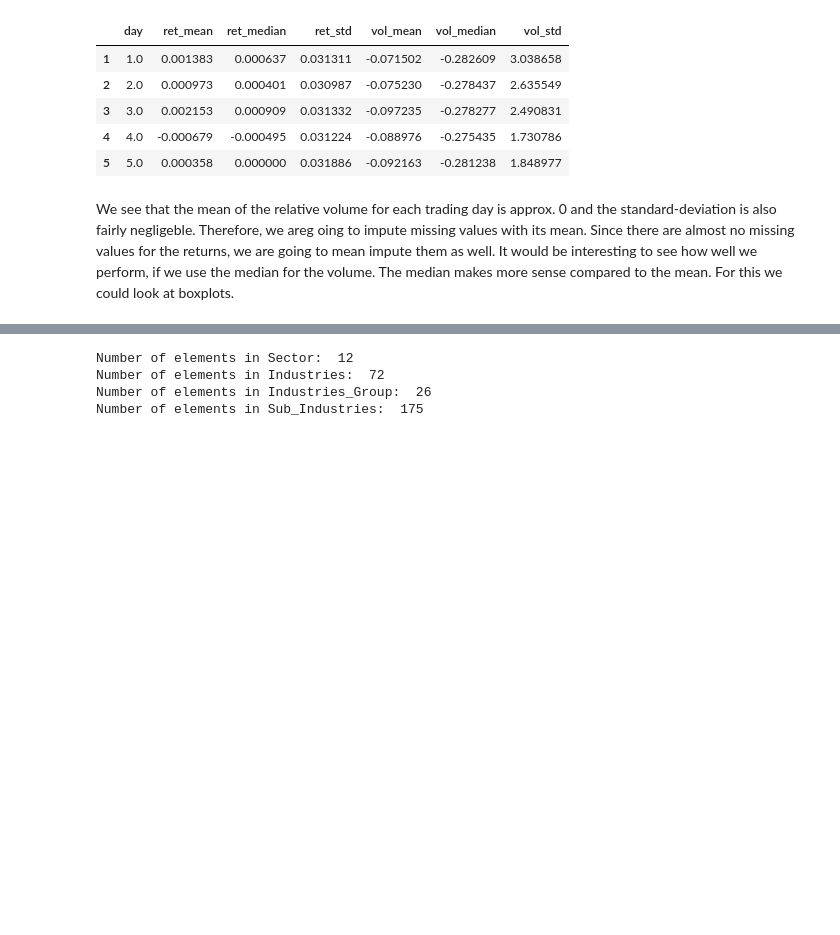
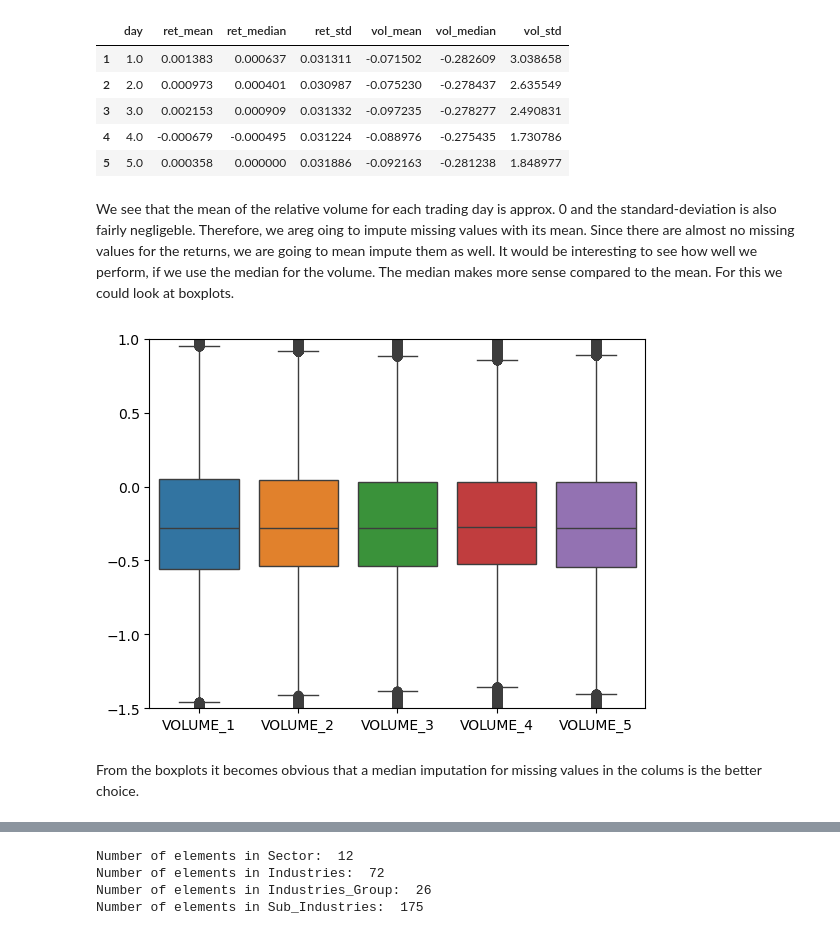
Before and after one commit to lbrilh/QRT-StockReturnPrediction, a Jupyter notebook: QRT.ipynb, the cells around one changed output, grey strips where cells are left out. Saved outputs shown, nothing was run; the diff lists cells and outputs as text; code cells hidden in the pictures; blank space fills up the shorter version.

```diff
--- a/QRT.ipynb
+++ b/QRT.ipynb
@@ -20,7 +20,7 @@ test = pd.read_csv('x_test.csv', index_col='ID')
 # %%
 to_drop = [f'RET_{day}' for day in range(6,21)]
 to_drop += [f'VOLUME_{day}' for day in range(6,21)]
-train.drop(columns= to_drop, inplace=True)
+cleaned_train = train.drop(columns= to_drop)
 # %% [markdown]
 # EDA with original features
 # %% [markdown]
@@ -89,7 +89,7 @@ Given that there are no observed Returns, there are also no Volumes observed. Gi
 # Check if there exist a row containing mainly NaN values
 ret_features = [f'RET_{day}' for day in range(1,6)]
 #features += [f'VOLUME_{day}' for day in range(1,21)] # No need to consider VOLUME since it either is there or not
-ret_to_drop = train[(train[ret_features].isna().sum(axis=1)/(train[ret_features].shape[1]) >= 1)][ret_features]
+ret_to_drop = cleaned_train[(cleaned_train[ret_features].isna().sum(axis=1)/(cleaned_train[ret_features].shape[1]) >= 1)][ret_features]
 ret_to_drop
 # %% [output]
 |  | RET_1 | RET_2 | RET_3 | RET_4 | RET_5 |
@@ -117,5 +117,5 @@ train.iloc[ret_to_drop.index][[f'VOLUME_{day}' for day in range(1,6)]].isna().su
 # %% [markdown]
 We now drop the corresponding rows
 # %%
-train.drop(index=ret_to_drop.index, inplace=True)
+cleaned_train.drop(index=ret_to_drop.index, inplace=True)
 # %%
@@ -144,8 +144,8 @@ We see that we were able to reduce the number of missing values in the return co
 # %%
 volume = pd.DataFrame(columns=['day', 'ret_mean', 'ret_median', 'ret_std', 'vol_mean', 'vol_median', 'vol_std'])
 for day in range(1,6):
-    volume.loc[day] =[day, train[f'RET_{day}'].mean(), train[f'RET_{day}'].median(), train[f'RET_{day}'].std(),
-                      train[f'VOLUME_{day}'].mean(), train[f'VOLUME_{day}'].median(), train[f'VOLUME_{day}'].std()]
+    volume.loc[day] =[day, cleaned_train[f'RET_{day}'].mean(), cleaned_train[f'RET_{day}'].median(), cleaned_train[f'RET_{day}'].std(),
+                      cleaned_train[f'VOLUME_{day}'].mean(), cleaned_train[f'VOLUME_{day}'].median(), cleaned_train[f'VOLUME_{day}'].std()]
 
 volume
 # %% [output]
@@ -157,3 +157,11 @@ volume
 | 5 | 5.0 | 0.000358 | 0.000000 | 0.031886 | -0.092163 | -0.281238 | 1.848977 |
 # %% [markdown]
 We see that the mean of the relative volume for each trading day is approx. 0 and the standard-deviation is also fairly negligeble. Therefore, we areg oing to impute missing values with its mean. Since there are almost no missing values for the returns, we are going to mean impute them as well. It would be interesting to see how well we perform, if we use the median for the volume. The median makes more sense compared to the mean. For this we could look at boxplots.
+# %%
+sns.boxplot(cleaned_train[[f'VOLUME_{day}' for day in range(1,6)]])
+plt.ylim((-1.5,1))
+plt.show()
+# %% [output]
+[figure, added]
+# %% [markdown]
+From the boxplots it becomes obvious that a median imputation for missing values in the colums is the better choice.
```
Also changed, not shown: parts of 19 cells of this notebook, 1 other file.
